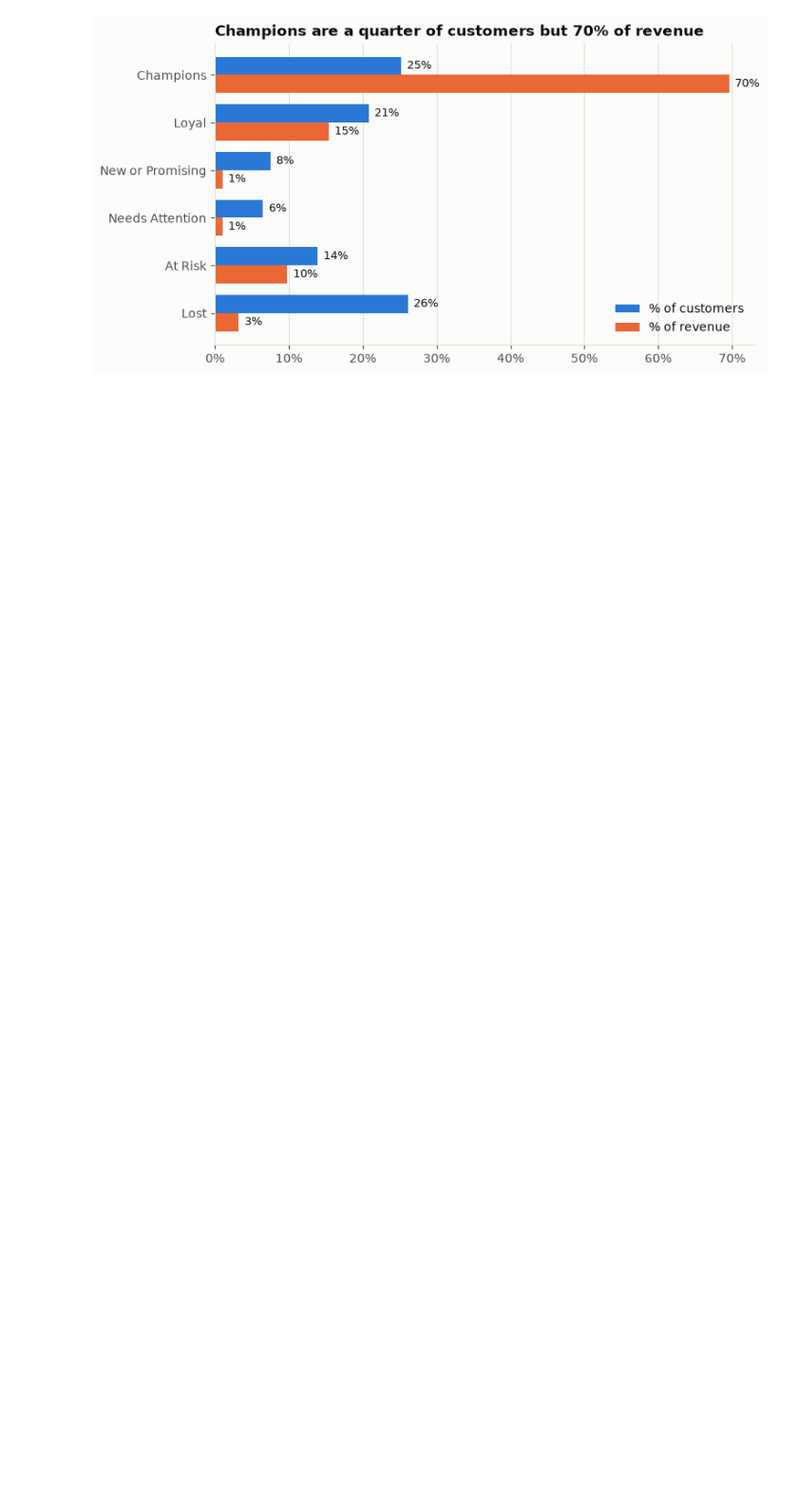
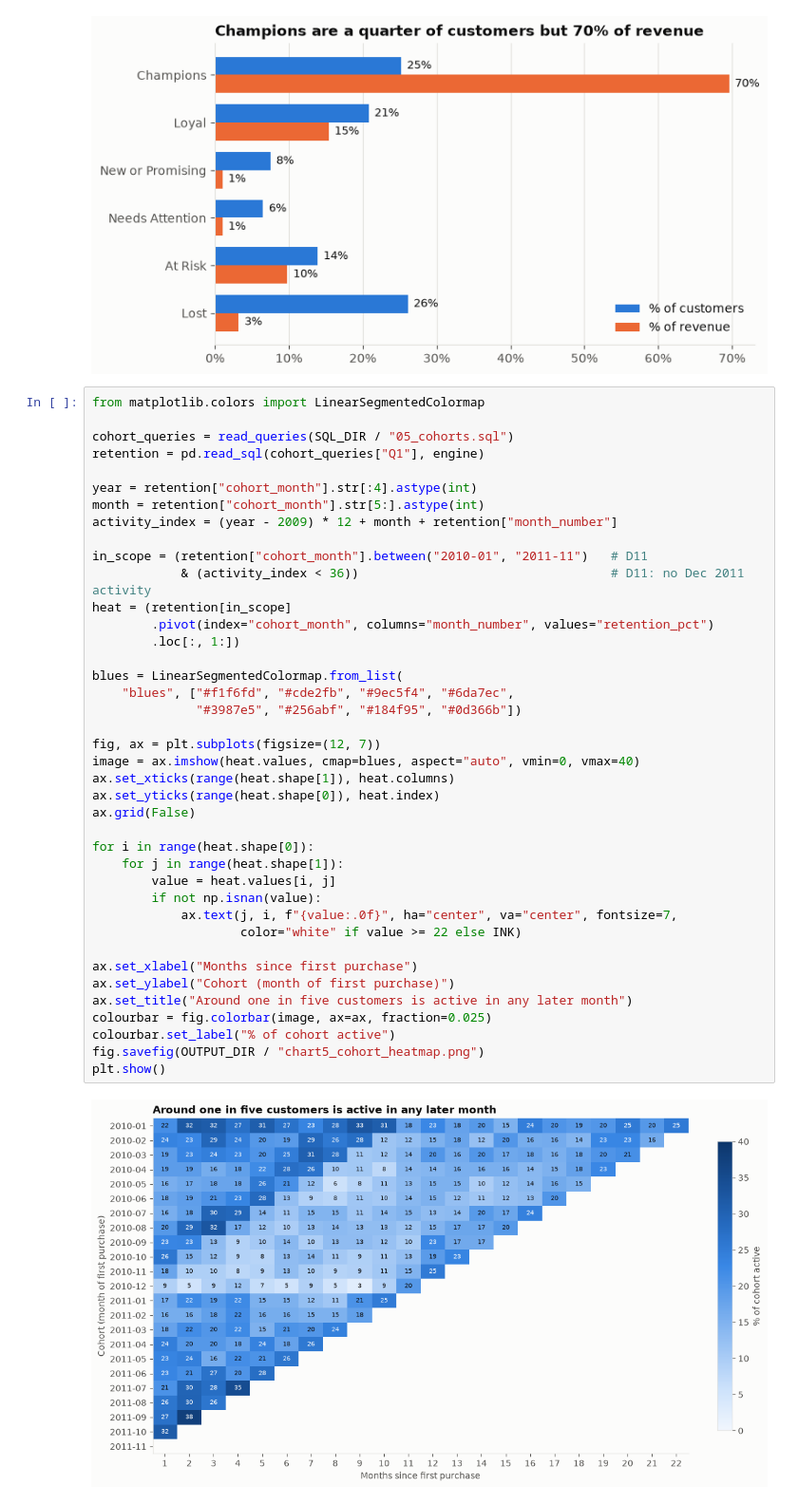
Before and after one commit to njflora/retail-customer-analytics-sql-python, a Jupyter notebook: notebooks/01_analysis.ipynb, the cells around one changed output. Shown at 95% size. Drawn from its saved outputs; the diff is of its cells as text; blank space fills up the shorter version.

Commit message:
Exclude partial December 2011 from heatmap; save notebook

```diff
--- a/notebooks/01_analysis.ipynb
+++ b/notebooks/01_analysis.ipynb
@@ -189,3 +189,45 @@ fig.savefig(OUTPUT_DIR / "chart4_segment_share.png")
 plt.show()
 # %% [output]
 [figure]
+# %%
+from matplotlib.colors import LinearSegmentedColormap
+
+cohort_queries = read_queries(SQL_DIR / "05_cohorts.sql")
+retention = pd.read_sql(cohort_queries["Q1"], engine)
+
+year = retention["cohort_month"].str[:4].astype(int)
+month = retention["cohort_month"].str[5:].astype(int)
+activity_index = (year - 2009) * 12 + month + retention["month_number"]
+
+in_scope = (retention["cohort_month"].between("2010-01", "2011-11")   # D11
+            & (activity_index < 36))                                  # D11: no Dec 2011 activity
+heat = (retention[in_scope]
+        .pivot(index="cohort_month", columns="month_number", values="retention_pct")
+        .loc[:, 1:])
+
+blues = LinearSegmentedColormap.from_list(
+    "blues", ["#f1f6fd", "#cde2fb", "#9ec5f4", "#6da7ec",
+              "#3987e5", "#256abf", "#184f95", "#0d366b"])
+
+fig, ax = plt.subplots(figsize=(12, 7))
+image = ax.imshow(heat.values, cmap=blues, aspect="auto", vmin=0, vmax=40)
+ax.set_xticks(range(heat.shape[1]), heat.columns)
+ax.set_yticks(range(heat.shape[0]), heat.index)
+ax.grid(False)
+
+for i in range(heat.shape[0]):
+    for j in range(heat.shape[1]):
+        value = heat.values[i, j]
+        if not np.isnan(value):
+            ax.text(j, i, f"{value:.0f}", ha="center", va="center", fontsize=7,
+                    color="white" if value >= 22 else INK)
+
+ax.set_xlabel("Months since first purchase")
+ax.set_ylabel("Cohort (month of first purchase)")
+ax.set_title("Around one in five customers is active in any later month")
+colourbar = fig.colorbar(image, ax=ax, fraction=0.025)
+colourbar.set_label("% of cohort active")
+fig.savefig(OUTPUT_DIR / "chart5_cohort_heatmap.png")
+plt.show()
+# %% [output]
+[figure, added]
```
Also changed, not shown: parts of 1 cell of this notebook, 3 other files.
